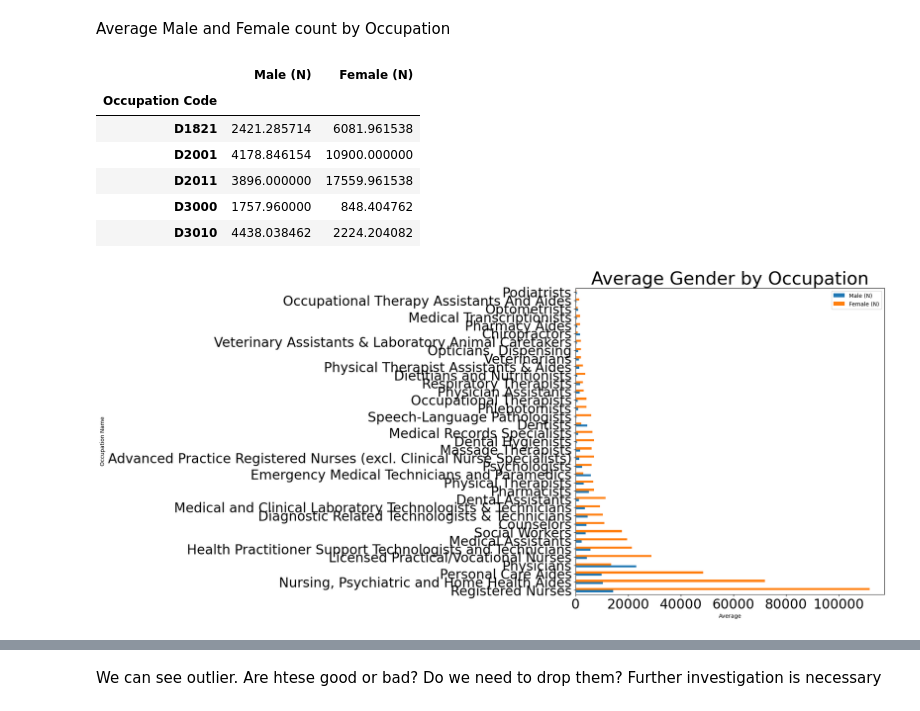
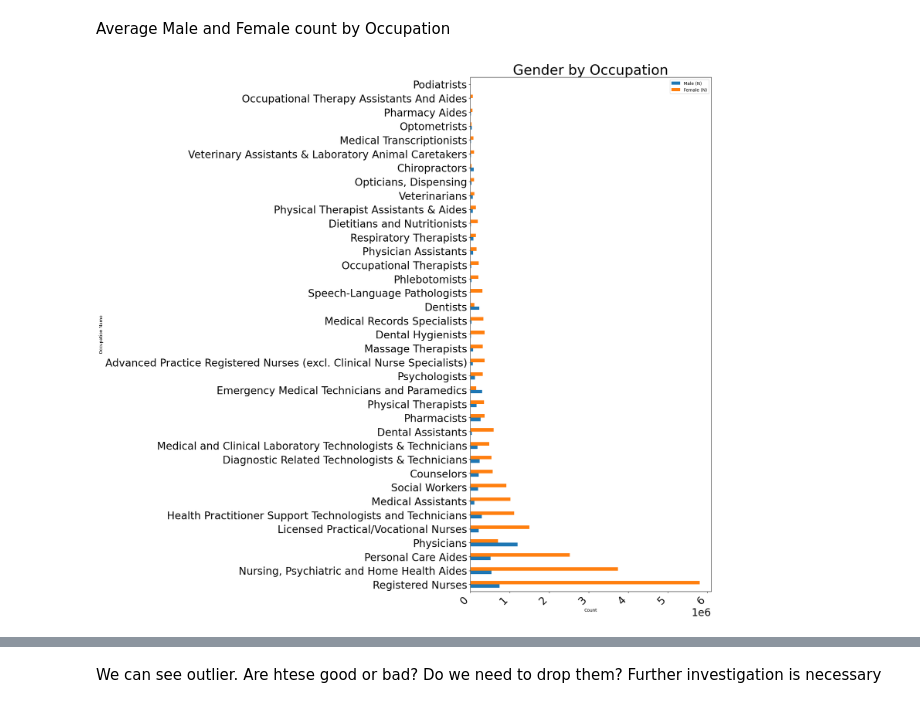
Before and after one commit to BTExpress1/healthCareAccess, a Jupyter notebook: notebooks/Capstone_Two.ipynb, the cells around one changed output, grey strips where cells are left out. Cells and saved outputs as stored; diff of their text form; code cells hidden in the pictures.

```diff
--- a/notebooks/Capstone_Two.ipynb
+++ b/notebooks/Capstone_Two.ipynb
@@ -342,27 +344,33 @@ occupation_gender_means= ahrf_data.groupby('Occupation Code')[['Male (N)','Femal
-# %%
-occupation_gender_means.head()
-# %% [output]
-|  | Male (N) | Female (N) |
-| Occupation Code |  |  |
-| D1821 | 2421.285714 | 6081.961538 |
-| D2001 | 4178.846154 | 10900.000000 |
-| D2011 | 3896.000000 | 17559.961538 |
-| D3000 | 1757.960000 | 848.404762 |
-| D3010 | 4438.038462 | 2224.204082 |
 # %%
-occupationN_gender_means= ahrf_data.groupby('Occupation Name')[['Male (N)','Female (N)']].mean()
-# The next bit simply reorders the index by increasing the average of male and female
-# Compare the index order you get from
-# occupation_gender_mean.index
-# with
-# state_price_means.mean(axis=1).sort_values(ascending=False).index
-# See how this expression simply sits within the reindex()
-(occupationN_gender_means.reindex(index=occupationN_gender_means.mean(axis=1)
+occupationN_gender_count= ahrf_data.groupby('Occupation Name')[['Male (N)','Female (N)']].sum()
+
+# Sort the DataFrame by the sum of the gender columns (if needed)
+occupationN_gender_count = occupationN_gender_count.reindex(
+    index=occupationN_gender_count.sum(axis=1)
     .sort_values(ascending=False)
-    .index)
-    .plot(kind='barh', figsize=(10, 10), title='Average Gender by Occupation'))
-plt.xlabel('Average');
+    .index
+)
+
+# Calculate the dynamic figure size (adjust height based on the number of occupations)
+num_occupations = len(occupationN_gender_count)
+fig_height = num_occupations * 0.58 # Adjust the multiplier as needed
+
+# Create the plot with dynamic size
+fig, ax = plt.subplots(figsize=(10, fig_height))
+
+# Plot the data
+occupationN_gender_count.plot(kind='barh', ax=ax, title='Gender by Occupation')
+
+# Label the x-axis
+ax.set_xlabel('Count')
+
+# Rotate the x-axis labels if they are too long
+plt.xticks(rotation=45, ha='right')
+
+# Show the plot
+plt.tight_layout()
+plt.show()
 # %% [output]
-[figure, old version]
+[figure, new version]
 # %%
 #Repeat above for race
```
Also changed, not shown: parts of 73 cells of this notebook.
